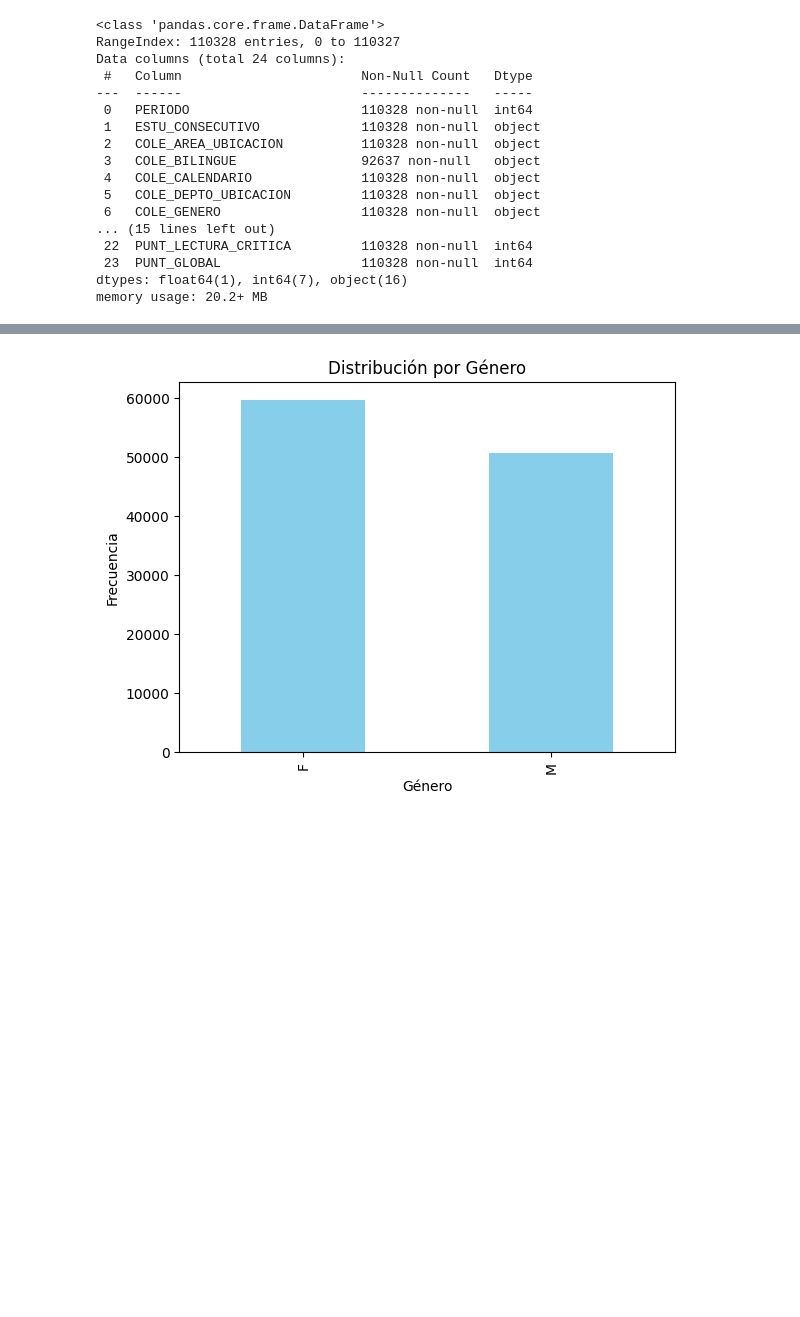
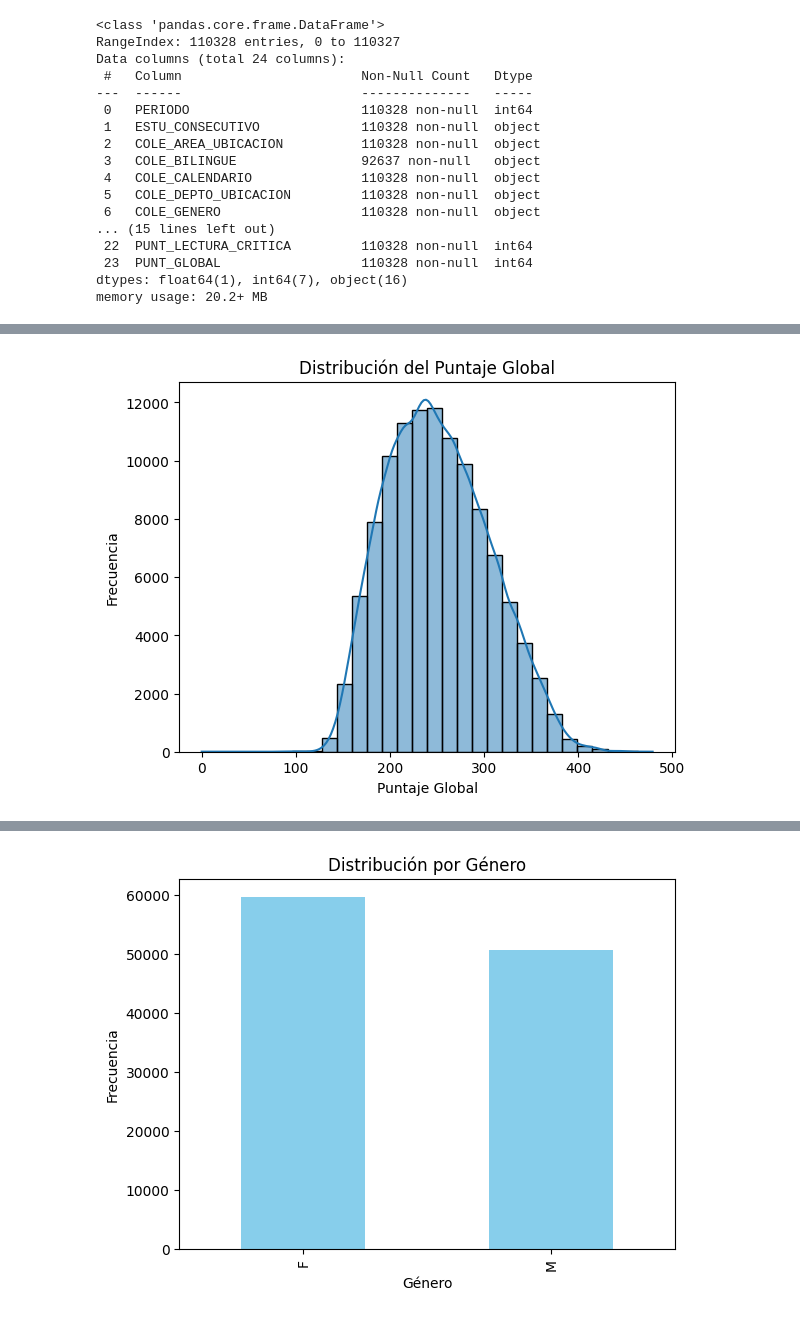
Before and after one commit to MiguelVel95/EspecMiguel, a Jupyter notebook: Trabajo Final/TrabajoFinal.ipynb, the cells around one changed output, grey strips where cells are left out. Drawn from its saved outputs; the diff is of its cells as text; code cells hidden in the pictures; blank space fills up the shorter version.

```diff
--- a/Trabajo Final/TrabajoFinal.ipynb
+++ b/Trabajo Final/TrabajoFinal.ipynb
@@ -41,0 +58,8 @@ memory usage: 20.2+ MB
+# %%
+sns.histplot(df['PUNT_GLOBAL'], kde=True, bins=30)
+plt.title('Distribución del Puntaje Global')
+plt.xlabel('Puntaje Global')
+plt.ylabel('Frecuencia')
+plt.show()
+# %% [output]
+[figure, added]
```
Also changed, not shown: parts of 17 cells of this notebook.
